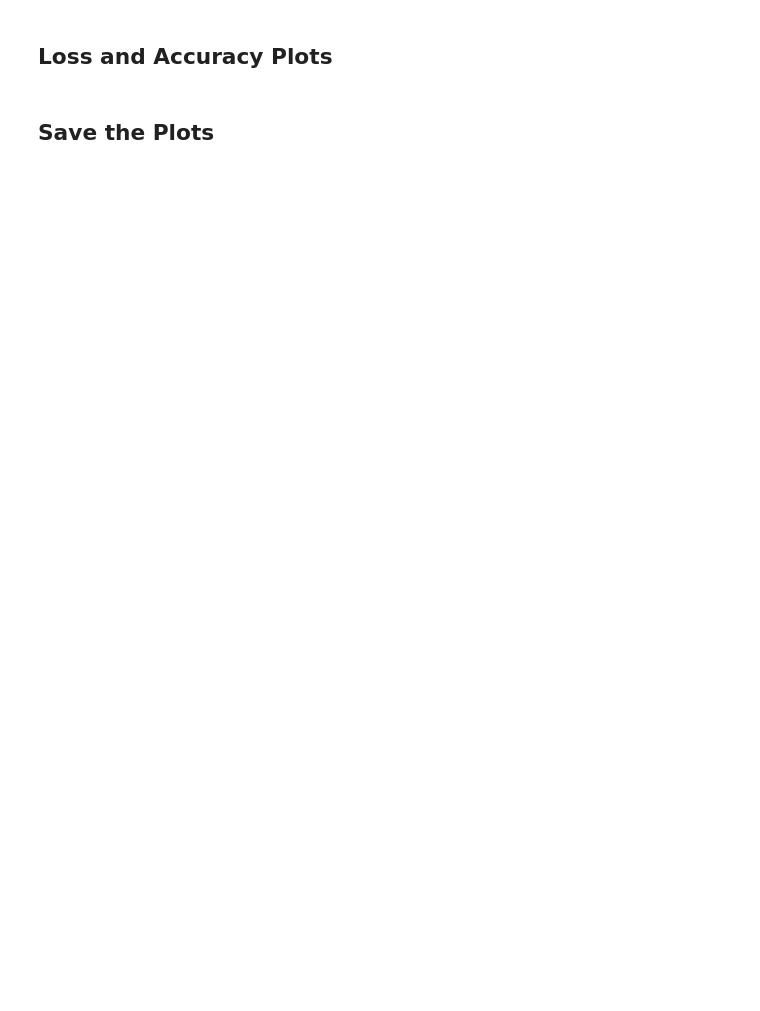
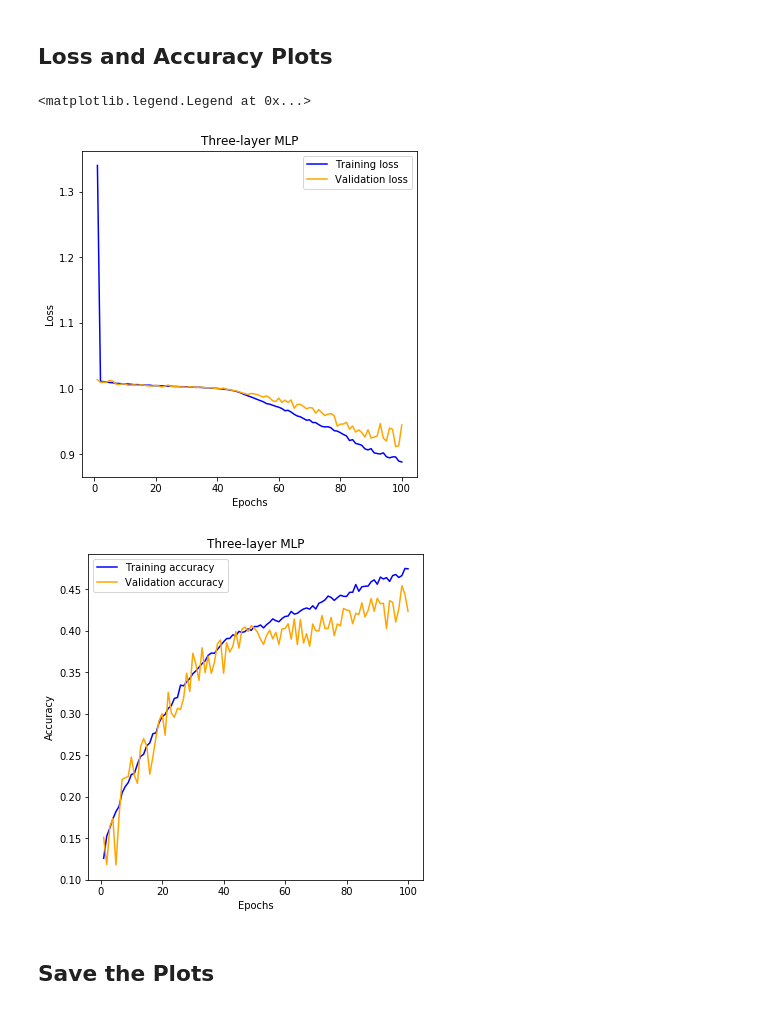
Before and after one commit to timlautk/BCD-for-DNNs, a Jupyter notebook: Keras/cifar_10_mlp_experiments.ipynb, the cells around one changed output. Saved outputs shown, nothing was run; the diff lists cells and outputs as text; code cells hidden in the pictures; blank space fills up the shorter version.

```diff
--- a/Keras/cifar_10_mlp_experiments.ipynb
+++ b/Keras/cifar_10_mlp_experiments.ipynb
@@ -379,30 +499,33 @@ print('Test accuracy:', score_4[1])
 # %%
 # Plot of Losses
 history_dict_4 = history_4.history
 loss_values_4 = history_dict_4['loss']
 val_loss_values_4 = history_dict_4['val_loss']
 acc_values_4 = history_dict_4['acc']
 val_acc_values_4 = history_dict_4['val_acc']
 
 epochs_index = range(1,len(loss_values_4)+1)
 fig_loss_4 = plt.figure(figsize=(6, 6))
 plt.plot(epochs_index, loss_values_4, 'b', label='Training loss')
 plt.plot(epochs_index, val_loss_values_4, 'b', c='orange', label='Validation loss')
 plt.title('Three-layer MLP')
 plt.xlabel('Epochs')
 plt.ylabel('Loss')
 plt.legend()
 
 
 # Plot of Accuracies
-plt.clf()
 fig_accuracy_4 = plt.figure(figsize=(6, 6))
 plt.plot(epochs_index,acc_values_4,'b', label='Training accuracy')
 plt.plot(epochs_index,val_acc_values_4,'b', c='orange', label='Validation accuracy')
 plt.title('Three-layer MLP')
 plt.xlabel('Epochs')
 plt.ylabel('Accuracy')
 plt.legend()
+# %% [output]
+<matplotlib.legend.Legend at 0x...>
+[figure, added]
+[figure, added]
 # %% [markdown]
 ## Save the Plots
 # %%
```
Also changed, not shown: parts of 11 cells of this notebook.
